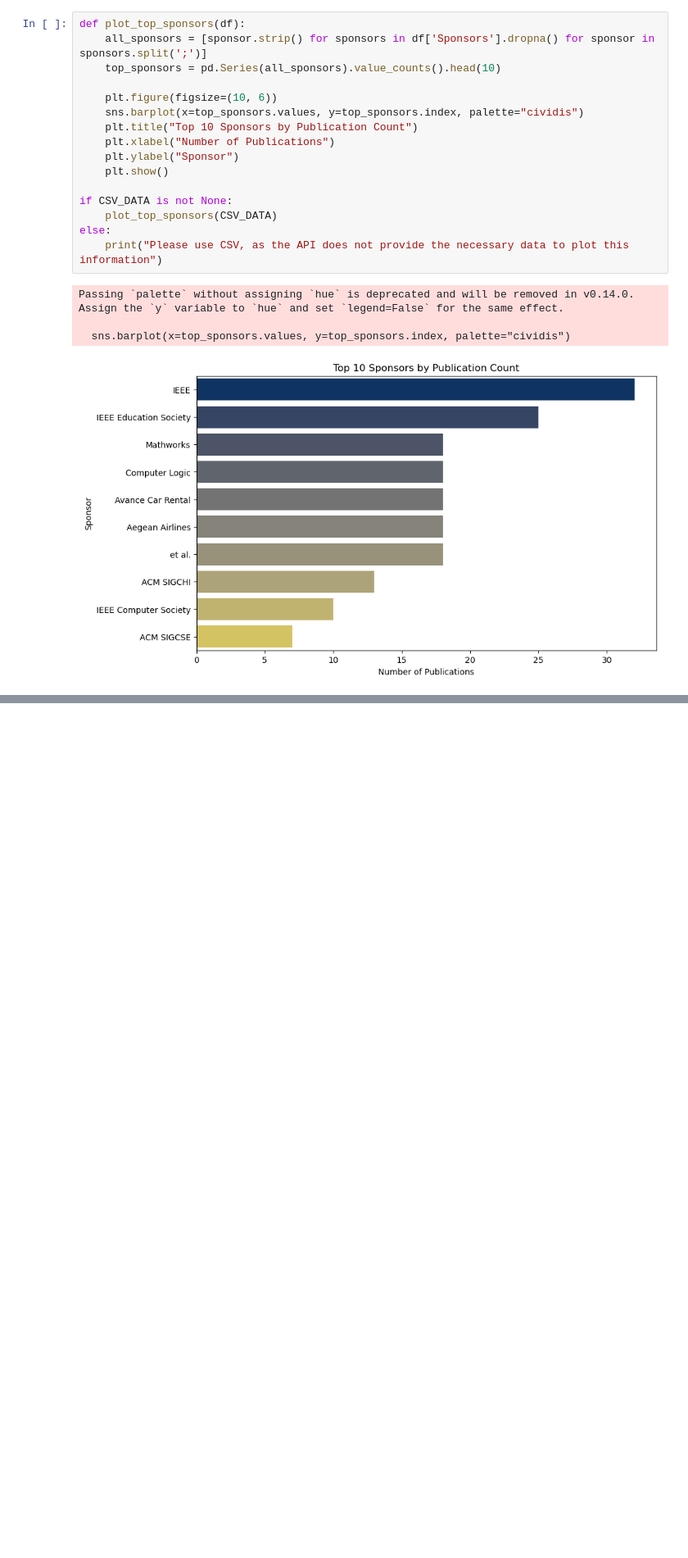
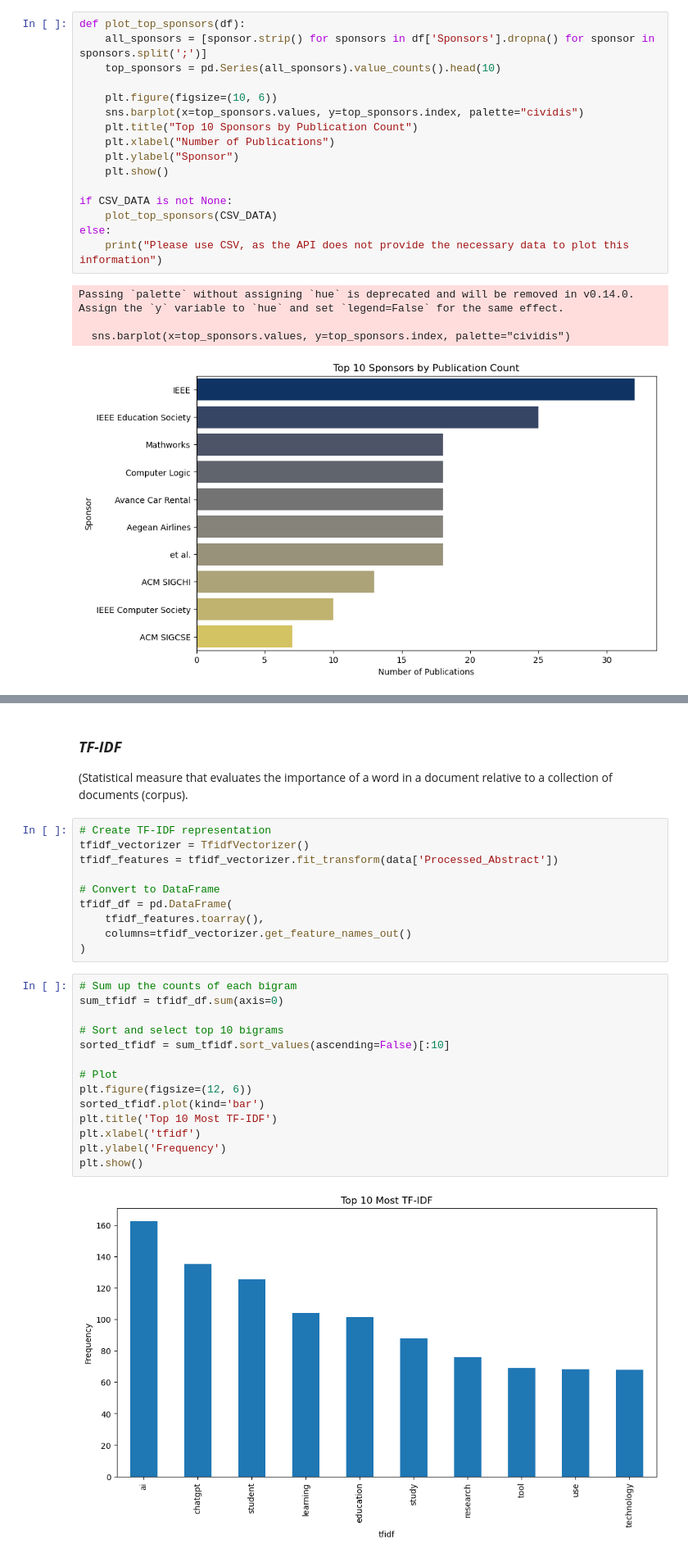
Before and after one commit to RafaelSGil/Edu-AI, a Jupyter notebook: notebook/EduAI.ipynb, the cells around one changed output, grey strips where cells are left out. Shown at 82% size. Saved outputs shown, nothing was run; the diff lists cells and outputs as text; blank space fills up the shorter version.

```diff
--- a/notebook/EduAI.ipynb
+++ b/notebook/EduAI.ipynb
@@ -562,0 +823,29 @@ Passing `palette` without assigning `hue` is deprecated and will be removed in v
+# %% [markdown]
+### ***TF-IDF***
+(Statistical measure that evaluates the importance of a word in a document relative to a collection of documents (corpus).
+# %%
+# Create TF-IDF representation
+tfidf_vectorizer = TfidfVectorizer()
+tfidf_features = tfidf_vectorizer.fit_transform(data['Processed_Abstract'])
+
+# Convert to DataFrame
+tfidf_df = pd.DataFrame(
+    tfidf_features.toarray(),
+    columns=tfidf_vectorizer.get_feature_names_out()
+)
+# %%
+# Sum up the counts of each bigram
+sum_tfidf = tfidf_df.sum(axis=0)
+
+# Sort and select top 10 bigrams
+sorted_tfidf = sum_tfidf.sort_values(ascending=False)[:10]
+
+# Plot
+plt.figure(figsize=(12, 6))
+sorted_tfidf.plot(kind='bar')
+plt.title('Top 10 Most TF-IDF')
+plt.xlabel('tfidf')
+plt.ylabel('Frequency')
+plt.show()
+# %% [output]
+[figure, added]
```
Also changed, not shown: parts of 70 cells of this notebook, 1 other file.
